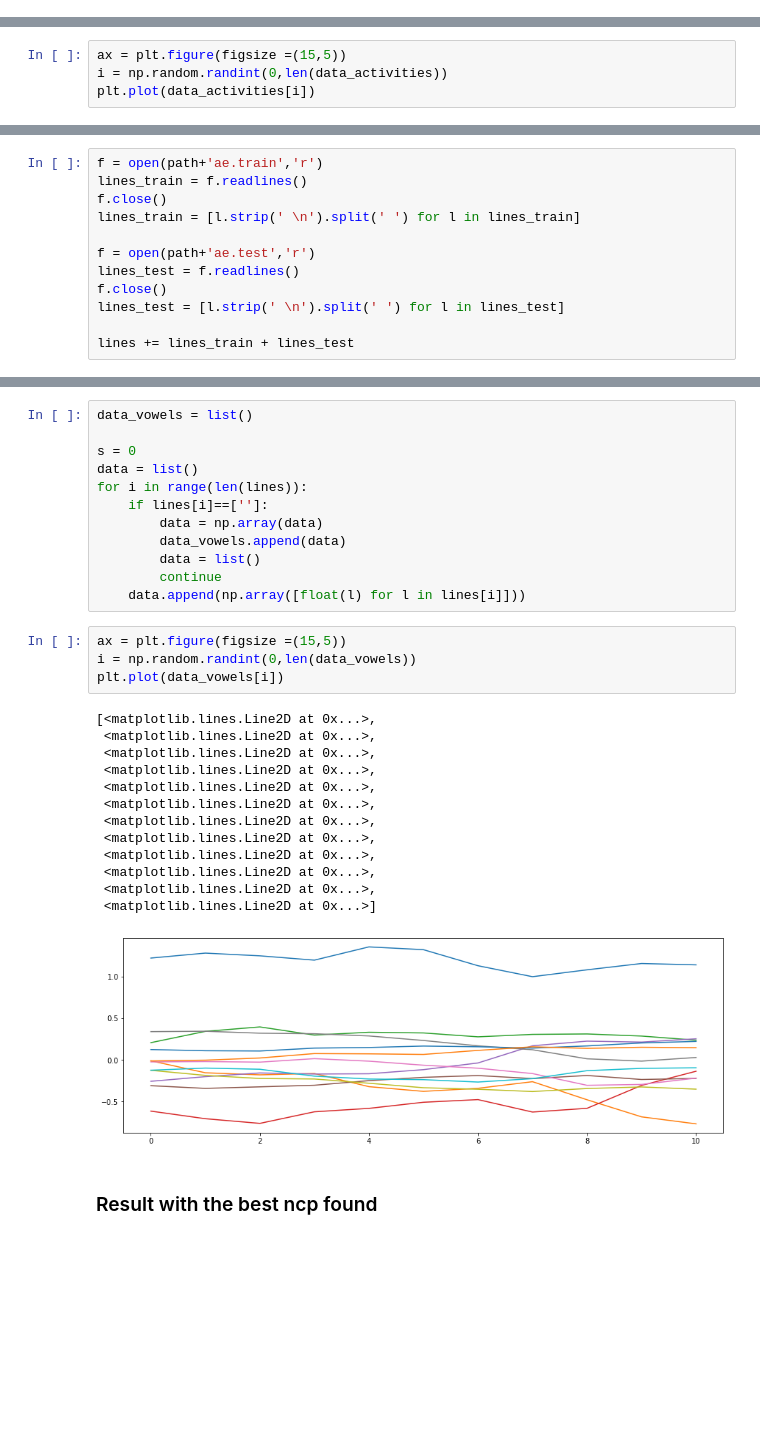
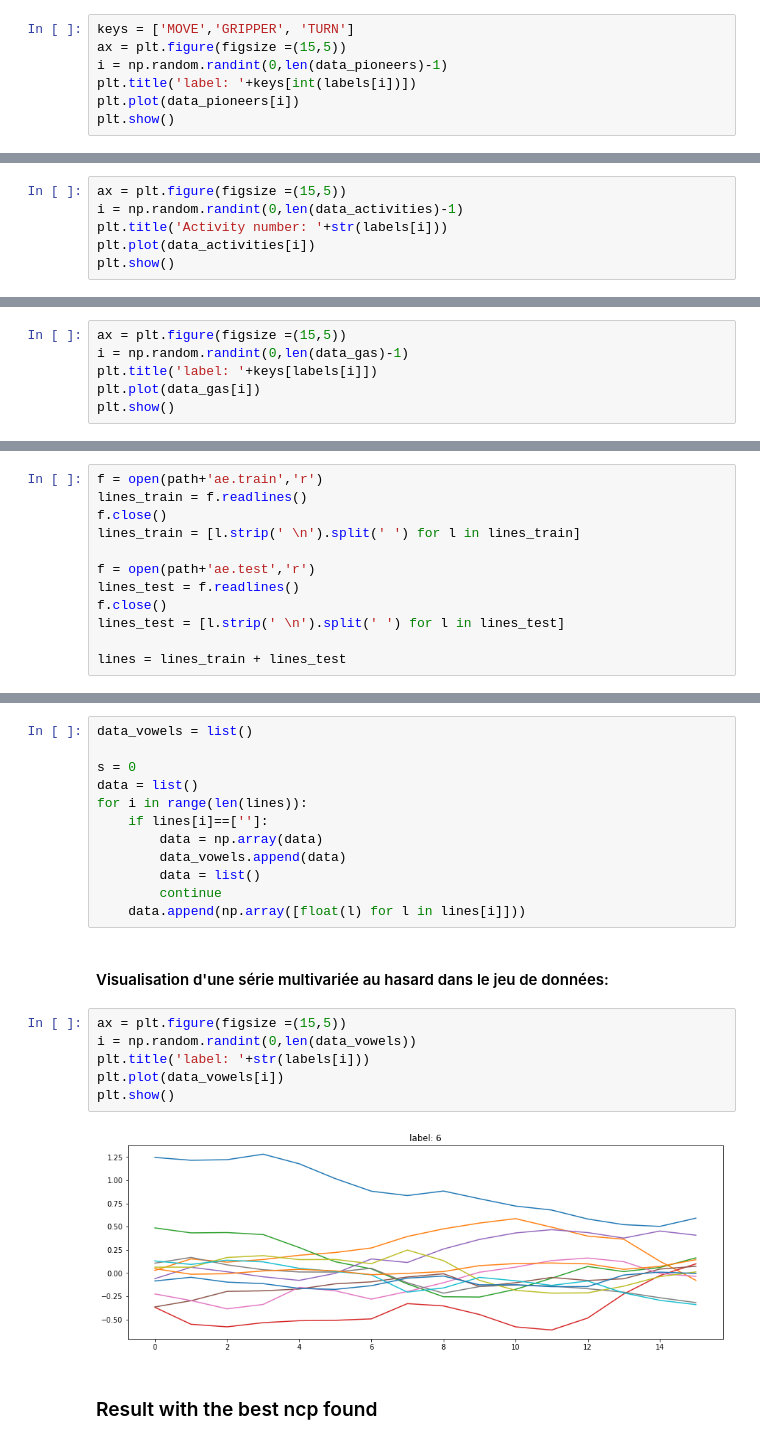
Before and after one commit to khaledlarbi/MVA_ML_for_TS, a Jupyter notebook: Datasets.ipynb, the cells around one changed output, grey strips where cells are left out. Saved outputs shown, nothing was run; the diff lists cells and outputs as text; blank space fills up the shorter version.

Commit message:
add text and plots

```diff
--- a/Datasets.ipynb
+++ b/Datasets.ipynb
@@ -130,0 +118,7 @@ array([[   11.7,   357.9,  2031. , ..., 10000. ,   140. ,     0. ],
+# %%
+keys = ['MOVE','GRIPPER', 'TURN']
+ax = plt.figure(figsize =(15,5))
+i = np.random.randint(0,len(data_pioneers)-1)
+plt.title('label: '+keys[int(labels[i])])
+plt.plot(data_pioneers[i])
+plt.show()
@@ -242,5 +243,7 @@ for i in range(len(data_activity)):
 # %%
 ax = plt.figure(figsize =(15,5))
-i = np.random.randint(0,len(data_activities))
+i = np.random.randint(0,len(data_activities)-1)
+plt.title('Activity number: '+str(labels[i]))
 plt.plot(data_activities[i])
+plt.show()
 # %% [output]
@@ -328,0 +321,6 @@ for i in range(ids.shape[0]):
+# %%
+ax = plt.figure(figsize =(15,5))
+i = np.random.randint(0,len(data_gas)-1)
+plt.title('label: '+keys[labels[i]])
+plt.plot(data_gas[i])
+plt.show()
@@ -530,7 +522,7 @@ lines_test = f.readlines()
 f.close()
 lines_test = [l.strip(' \n').split(' ') for l in lines_test]
 
-lines += lines_train + lines_test
+lines = lines_train + lines_test
 # %%
 #storing the number of blocks per speaker in the list "count"
 f = open(path+'size_ae.train', 'r')
@@ -563,24 +555,16 @@ for i in range(len(lines)):
         data = list()
         continue
     data.append(np.array([float(l) for l in lines[i]]))
+# %% [markdown]
+#### Visualisation d'une série multivariée au hasard dans le jeu de données:
 # %%
 ax = plt.figure(figsize =(15,5))
 i = np.random.randint(0,len(data_vowels))
+plt.title('label: '+str(labels[i]))
 plt.plot(data_vowels[i])
+plt.show()
 # %% [output]
-[<matplotlib.lines.Line2D at 0x...>,
- <matplotlib.lines.Line2D at 0x...>,
- <matplotlib.lines.Line2D at 0x...>,
- <matplotlib.lines.Line2D at 0x...>,
- <matplotlib.lines.Line2D at 0x...>,
- <matplotlib.lines.Line2D at 0x...>,
- <matplotlib.lines.Line2D at 0x...>,
- <matplotlib.lines.Line2D at 0x...>,
- <matplotlib.lines.Line2D at 0x...>,
- <matplotlib.lines.Line2D at 0x...>,
- <matplotlib.lines.Line2D at 0x...>,
- <matplotlib.lines.Line2D at 0x...>]
-[figure, old version]
+[figure, new version]
 # %% [markdown]
 ### Result with the best ncp found
 # %%
```
Also changed, not shown: parts of 21 cells of this notebook.
